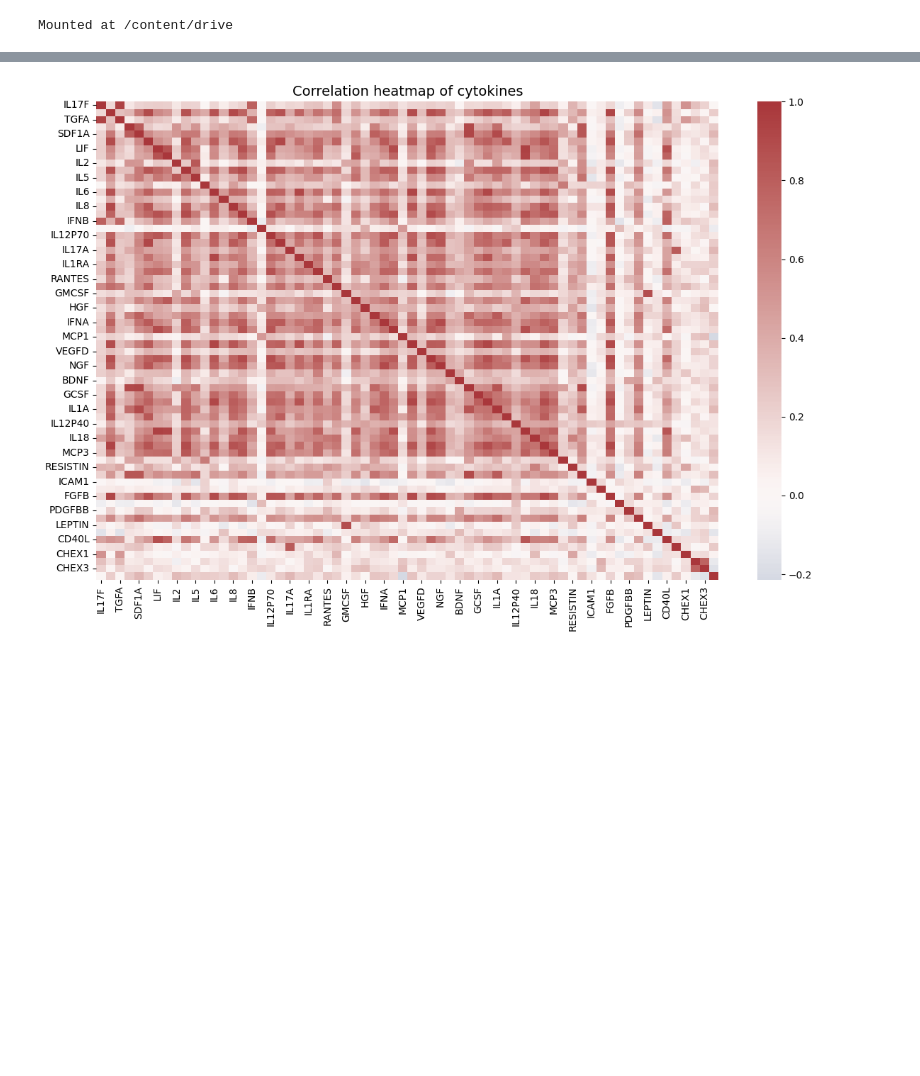
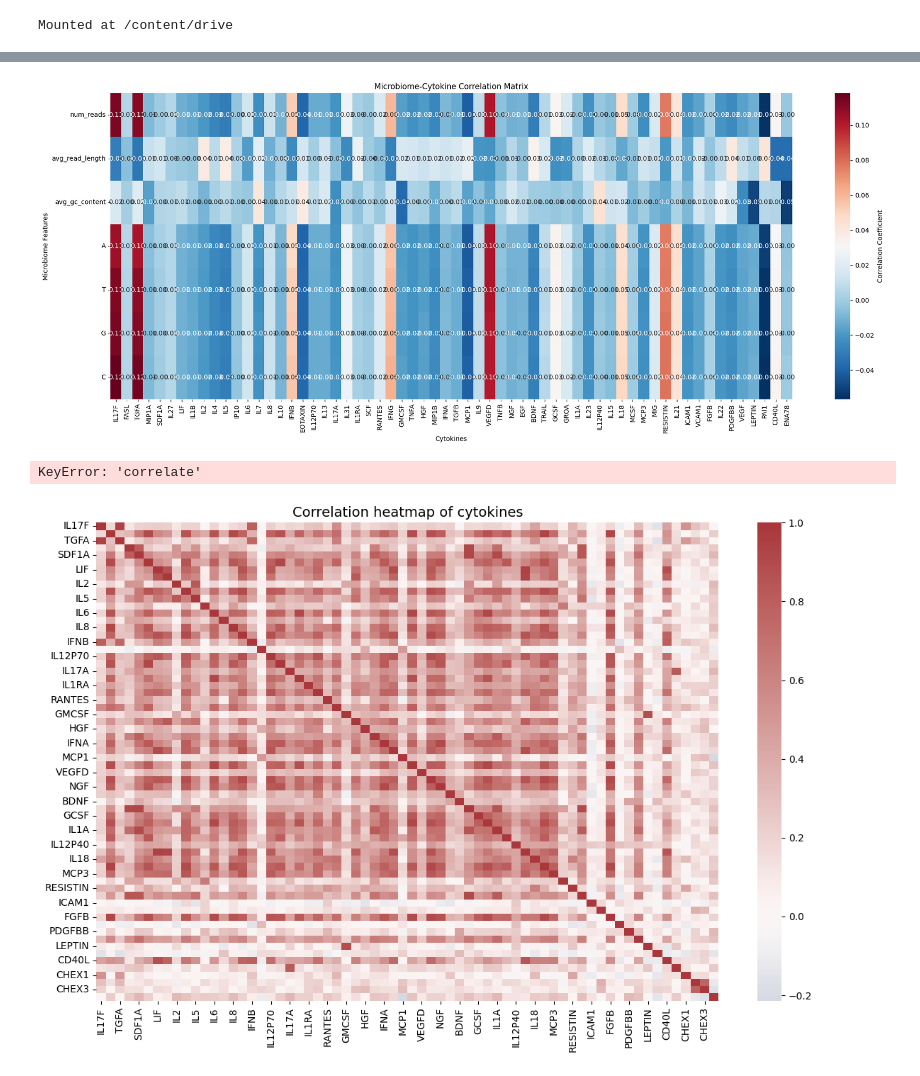
Before and after one commit to valentina-buoro/mpeg-decoding-the-dialogue, a Jupyter notebook: notebooks/exploratory_data_analysis.ipynb, the cells around one changed output, grey strips where cells are left out. Drawn from its saved outputs; the diff is of its cells as text; code cells hidden in the pictures; blank space fills up the shorter version.

Commit message:
data processing

```diff
--- a/notebooks/exploratory_data_analysis.ipynb
+++ b/notebooks/exploratory_data_analysis.ipynb
@@ -32,0 +124,3 @@ cytokine profile shape: (670, 73)
+# %%
+merged_train_mpeg_cytokine_df = pd.merge(merged_train_mpeg_df, cytokine_profile_df, on='SampleID', how='inner')
+merged_train_mpeg_cytokine_df
@@ -32,0 +156,11 @@ cytokine profile shape: (670, 73)
+# %%
+microbiome_cols = ['num_reads', 'avg_read_length', 'avg_gc_content', 'A', 'T', 'G', 'C']
+
+# Cytokine features (all IL, TNF, IFN, etc. markers)
+cytokine_cols = ['IL17F', 'FASL', 'TGFA', 'MIP1A', 'SDF1A', 'IL27', 'LIF', 'IL1B', 'IL2','IL4', 'IL5', 'IP10', 'IL6', 'IL7', 'IL8', 'IL10', 'IFNB', 'EOTAXIN','IL12P70', 'IL13', 'IL17A', 'IL31', 'IL1RA', 'SCF', 'RANTES', 'IFNG',
+'GMCSF', 'TNFA', 'HGF', 'MIP1B', 'IFNA', 'TGFB', 'MCP1', 'IL9', 'VEGFD','TNFB', 'NGF', 'EGF', 'BDNF', 'TRAIL', 'GCSF', 'GROA', 'IL1A', 'IL23','IL12P40', 'IL15', 'IL18', 'MCSF', 'MCP3', 'MIG', 'RESISTIN', 'IL21','ICAM1', 'VCAM1', 'FGFB', 'IL22', 'PDGFBB', 'VEGF','LEPTIN', 'PAI1','CD40L', 'ENA78']
+
+features = microbiome_cols + cytokine_cols
+# %%
+corr_matrix = merged_train_mpeg_cytokine_df[features].corr()
+corr_matrix
@@ -32,0 +181,3 @@ cytokine profile shape: (670, 73)
+# %%
+microbe_cytokine_corr = corr_matrix.loc[microbiome_cols, cytokine_cols]
+microbe_cytokine_corr
@@ -33,3 +193,31 @@ cytokine profile shape: (670, 73)
+# %%
+plt.figure(figsize=(20, 8))
+sns.heatmap(microbe_cytokine_corr, annot=True, cmap='RdBu_r',
+                fmt='.2f', cbar_kws={'label': 'Correlation Coefficient'})
+plt.title('Microbiome-Cytokine Correlation Matrix')
+plt.xlabel('Cytokines')
+plt.ylabel('Microbiome Features')
+plt.tight_layout()
+plt.show()
+# %% [output]
+[figure, added]
+# %%
+strong_correlations = []
+for mb_feature in microbiome_cols:
+    for cyto_feature in cytokine_cols:
+        corr_val = microbe_cytokine_corr.loc[mb_feature, cyto_feature]
+        if abs(corr_val) > 0.3:  # Threshold for "strong" correlation
+            strong_correlations.append({
+                    'microbiome_feature': mb_feature,
+                    'cytokine_feature': cyto_feature,
+                    'correlate': corr_val
+                })
+
+strong_corr_df = pd.DataFrame(strong_correlations).sort_values(by='correlate', key=abs, ascending=False)
+print("Strongest Microbiome-Cytokine Correlations (|r| > 0.3):")
+print(strong_corr_df.head(10))
+# %% [output]
+KeyError: 'correlate'
 # %%
 def plot_cytokine_profile_data():
   """sample_id = cytokine_profile_df['SampleID'].unique()
```
Also changed, not shown: parts of 20 cells of this notebook.
